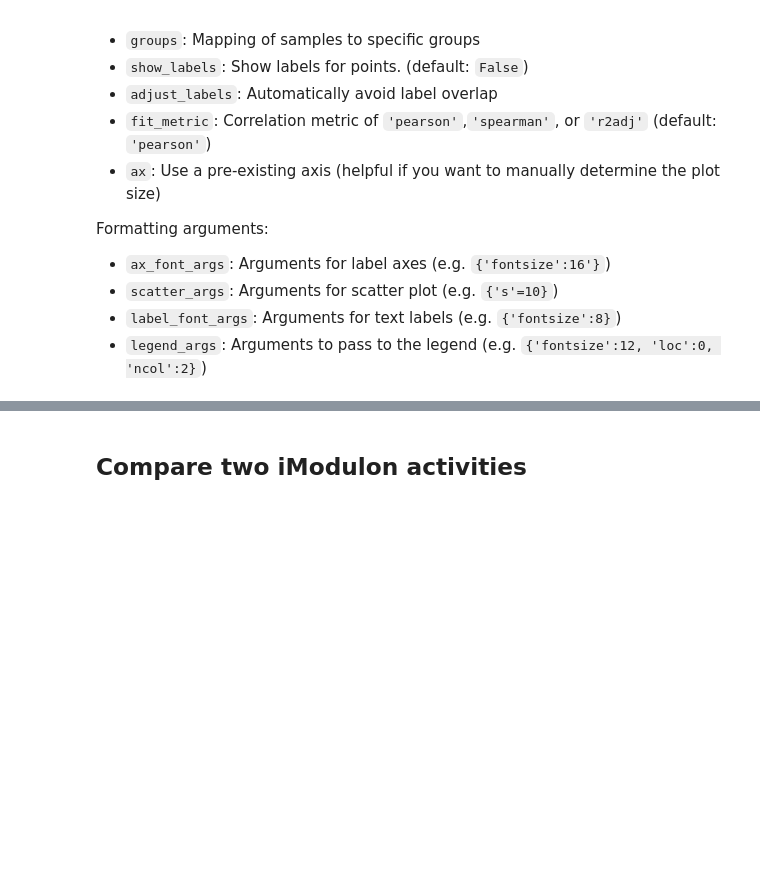
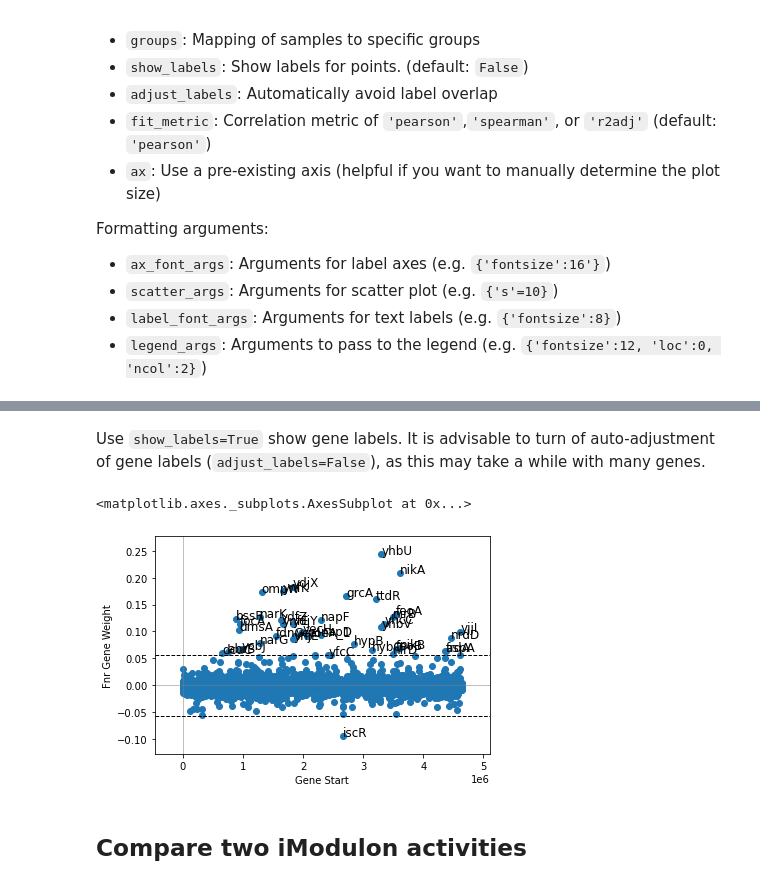
Before and after one commit to SBRG/pymodulon, a Jupyter notebook: notebooks/Visualizations.ipynb, the cells around one changed output, grey strips where cells are left out. Cells and saved outputs as stored; diff of their text form; code cells hidden in the pictures; blank space fills up the shorter version.

```diff
--- a/notebooks/Visualizations.ipynb
+++ b/notebooks/Visualizations.ipynb
@@ -69,3 +81,10 @@ Formatting arguments:
+# %% [markdown]
+Use `show_labels=True` show gene labels. It is advisable to turn of auto-adjustment of gene labels (`adjust_labels=False`), as this may take a while with many genes.
+# %%
+plot_gene_weights(ica_data,'Fnr',show_labels=True,adjust_labels=False)
+# %% [output]
+<matplotlib.axes._subplots.AxesSubplot at 0x...>
+[figure, added]
 # %% [markdown]
 ## Compare two iModulon activities
 # %%
```
Also changed, not shown: parts of 11 cells of this notebook, 1 other file.
